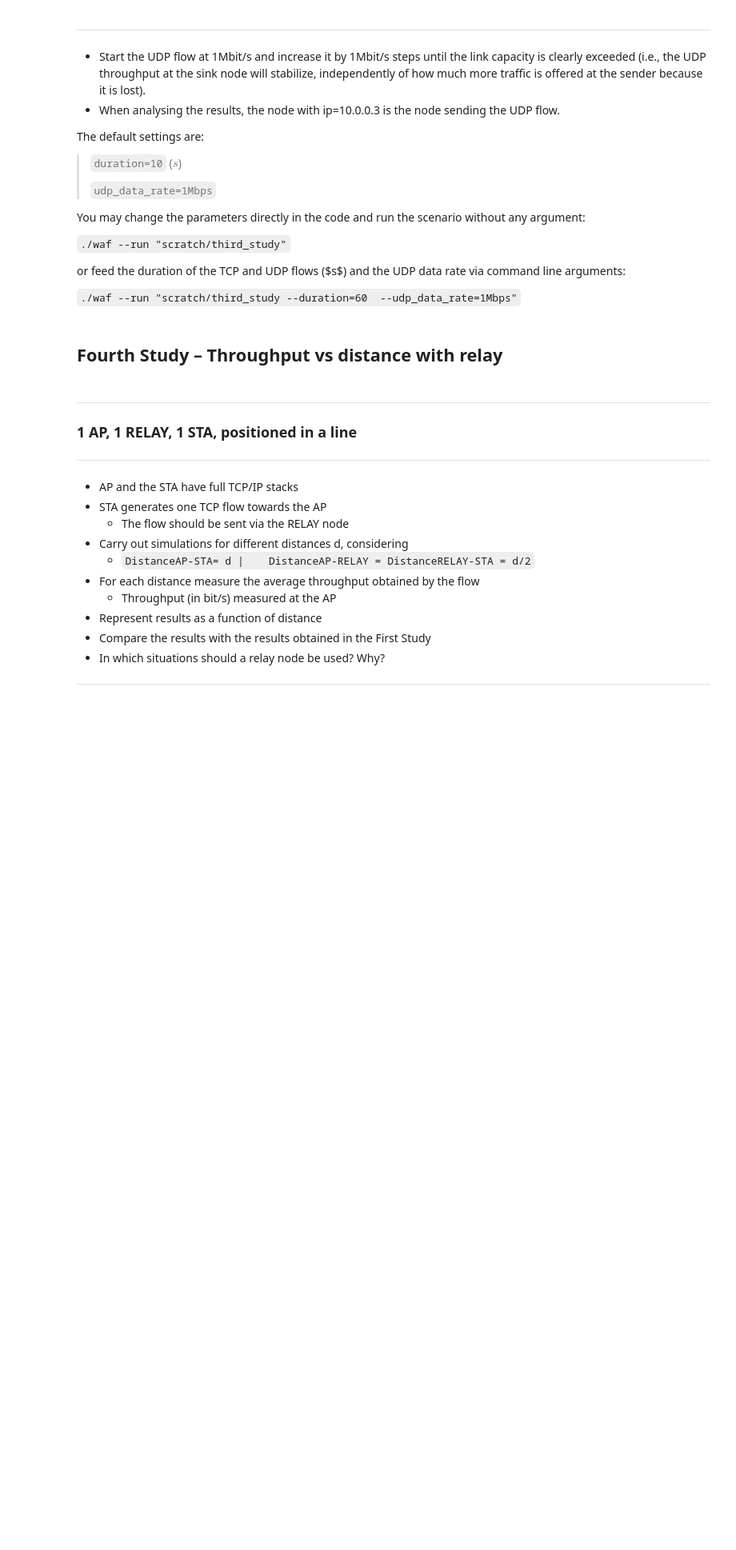
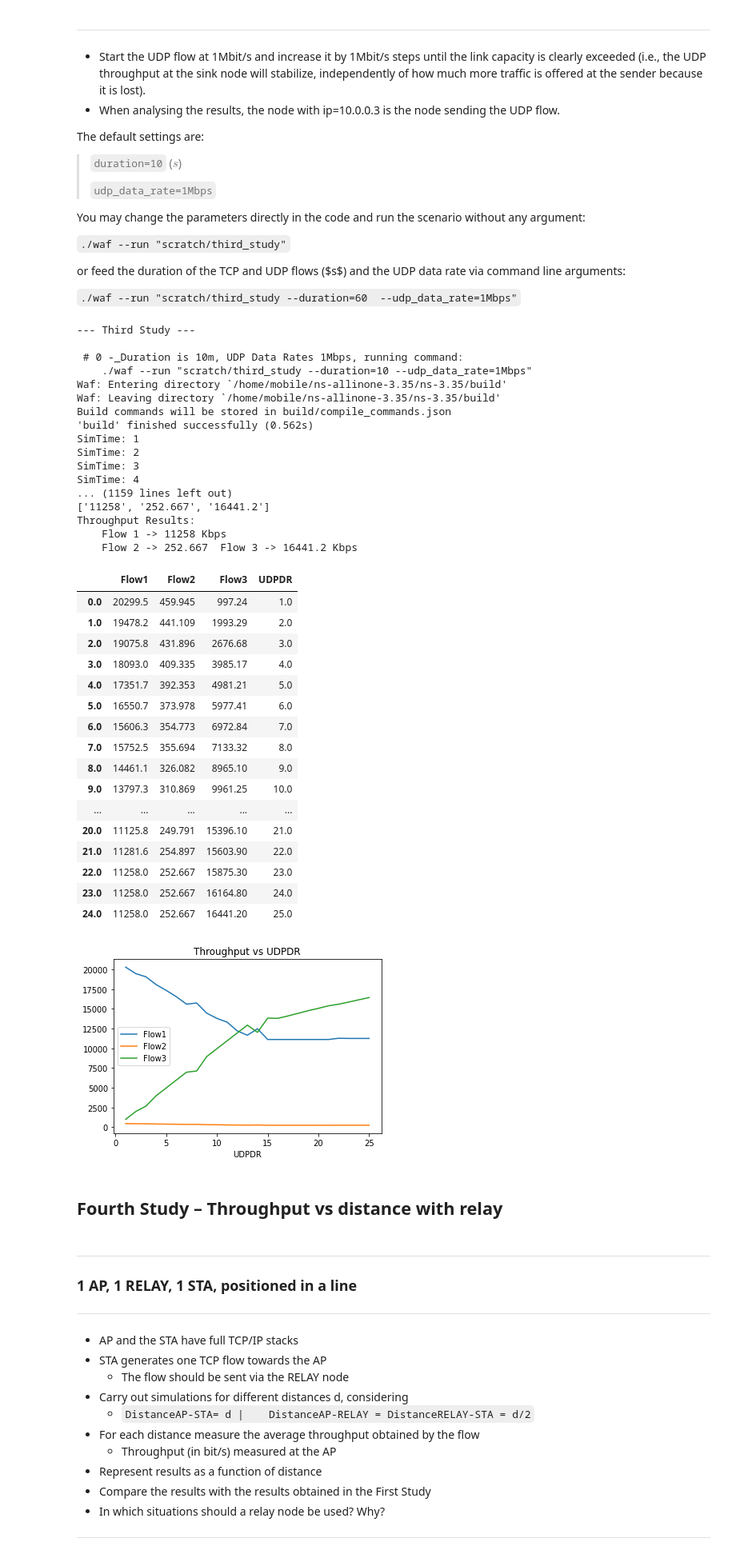
Before and after one commit to martinhofigueiredo/COMO, a Jupyter notebook: Lab4/Lab4.ipynb, the cells around one changed output. Shown: that part at 80% size. Saved outputs shown, nothing was run; the diff lists cells and outputs as text; code cells hidden in the pictures; blank space fills up the shorter version.

Commit message:
study3

```diff
--- a/Lab4/Lab4.ipynb
+++ b/Lab4/Lab4.ipynb
@@ -489,7 +472,43 @@ def third_study(start=1,stop=25,step=1,duration=1,manual=False):
     df.plot(x='UDPDR', kind='line', y=["Flow1","Flow2","Flow3"], title='Throughput vs UDPDR')
     return(df)
 # %%
-third_study(duration=duration)
+third_study(duration=10)
+# %% [output]
+--- Third Study ---
+
+ # 0 -_Duration is 10m, UDP Data Rates 1Mbps, running command:
+    ./waf --run "scratch/third_study --duration=10 --udp_data_rate=1Mbps"
+Waf: Entering directory `/home/mobile/ns-allinone-3.35/ns-3.35/build'
+Waf: Leaving directory `/home/mobile/ns-allinone-3.35/ns-3.35/build'
+Build commands will be stored in build/compile_commands.json
+'build' finished successfully (0.562s)
+SimTime: 1
+SimTime: 2
+SimTime: 3
+SimTime: 4
+... (1159 lines left out)
+['11258', '252.667', '16441.2']
+Throughput Results:
+    Flow 1 -> 11258 Kbps
+    Flow 2 -> 252.667  Flow 3 -> 16441.2 Kbps
+|  | Flow1 | Flow2 | Flow3 | UDPDR |
+| 0.0 | 20299.5 | 459.945 | 997.24 | 1.0 |
+| 1.0 | 19478.2 | 441.109 | 1993.29 | 2.0 |
+| 2.0 | 19075.8 | 431.896 | 2676.68 | 3.0 |
+| 3.0 | 18093.0 | 409.335 | 3985.17 | 4.0 |
+| 4.0 | 17351.7 | 392.353 | 4981.21 | 5.0 |
+| 5.0 | 16550.7 | 373.978 | 5977.41 | 6.0 |
+| 6.0 | 15606.3 | 354.773 | 6972.84 | 7.0 |
+| 7.0 | 15752.5 | 355.694 | 7133.32 | 8.0 |
+| 8.0 | 14461.1 | 326.082 | 8965.10 | 9.0 |
+| 9.0 | 13797.3 | 310.869 | 9961.25 | 10.0 |
+| ... | ... | ... | ... | ... |
+| 20.0 | 11125.8 | 249.791 | 15396.10 | 21.0 |
+| 21.0 | 11281.6 | 254.897 | 15603.90 | 22.0 |
+| 22.0 | 11258.0 | 252.667 | 15875.30 | 23.0 |
+| 23.0 | 11258.0 | 252.667 | 16164.80 | 24.0 |
+| 24.0 | 11258.0 | 252.667 | 16441.20 | 25.0 |
+[figure, added]
 # %% [markdown]
 ## __Fourth Study – Throughput vs distance with relay__
 # %% [markdown]
```
Also changed, not shown: parts of 1 cell of this notebook.
